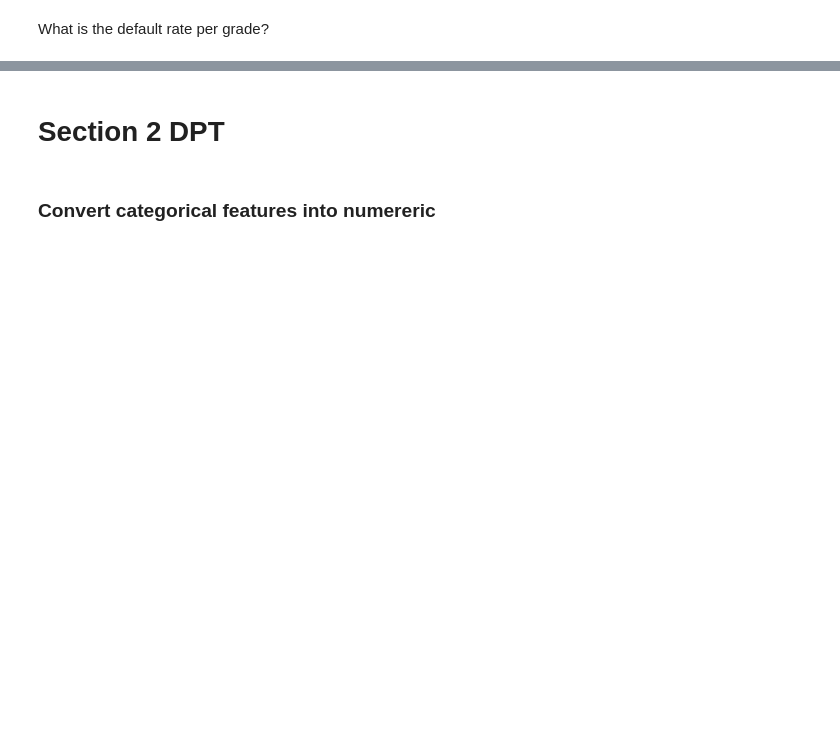
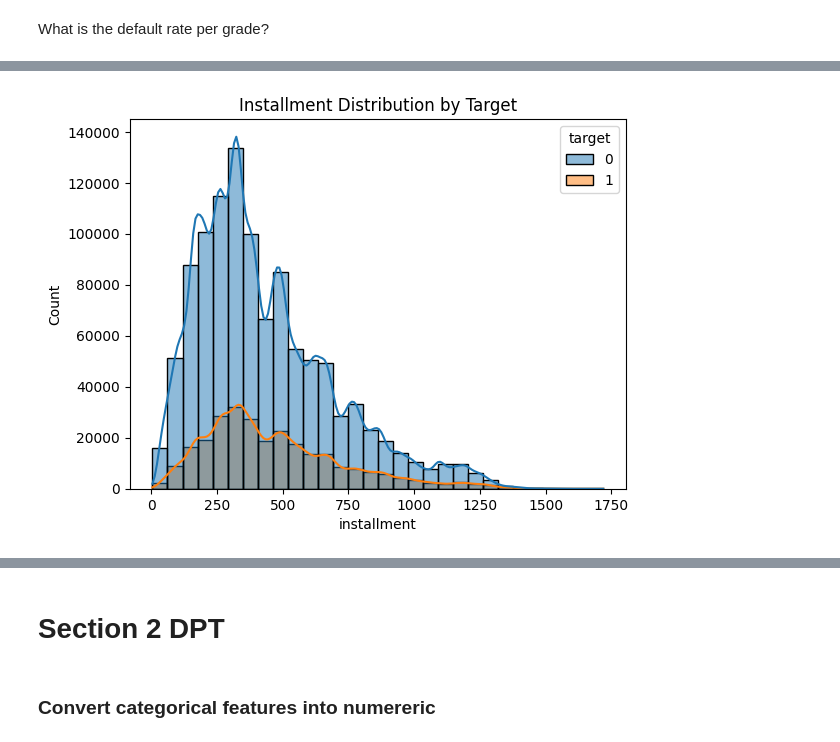
Before and after one commit to TimAngevare/Adversarial-Attacks-on-Class-Imbalanced-Lending-Default-Models, a Jupyter notebook: Advesarial_attacks.ipynb, the cells around one changed output, grey strips where cells are left out. Drawn from its saved outputs; the diff is of its cells as text; code cells hidden in the pictures; blank space fills up the shorter version.

```diff
--- a/Advesarial_attacks.ipynb
+++ b/Advesarial_attacks.ipynb
@@ -329,13 +343,10 @@ plt.show()
 # %%
 installment = sns.histplot(data=df, x="installment", hue="target", kde=True, bins=30)
 installment.set_title("Installment Distribution by Target")
 
 plt.show()
-
-interest_rate = sns.histplot(data=df, x="int_rate", hue="target", kde=True, bins=30)
-interest_rate.set_title("Interest Rate Distribution by Target")
-
-plt.show()
+# %% [output]
+[figure, added]
 # %%
 df.corr(numeric_only=True)['target'].drop('target').sort_values().plot(kind='bar',
     title="Correlation between Loan status and Numeric Features",
```
Also changed, not shown: parts of 31 cells of this notebook.
